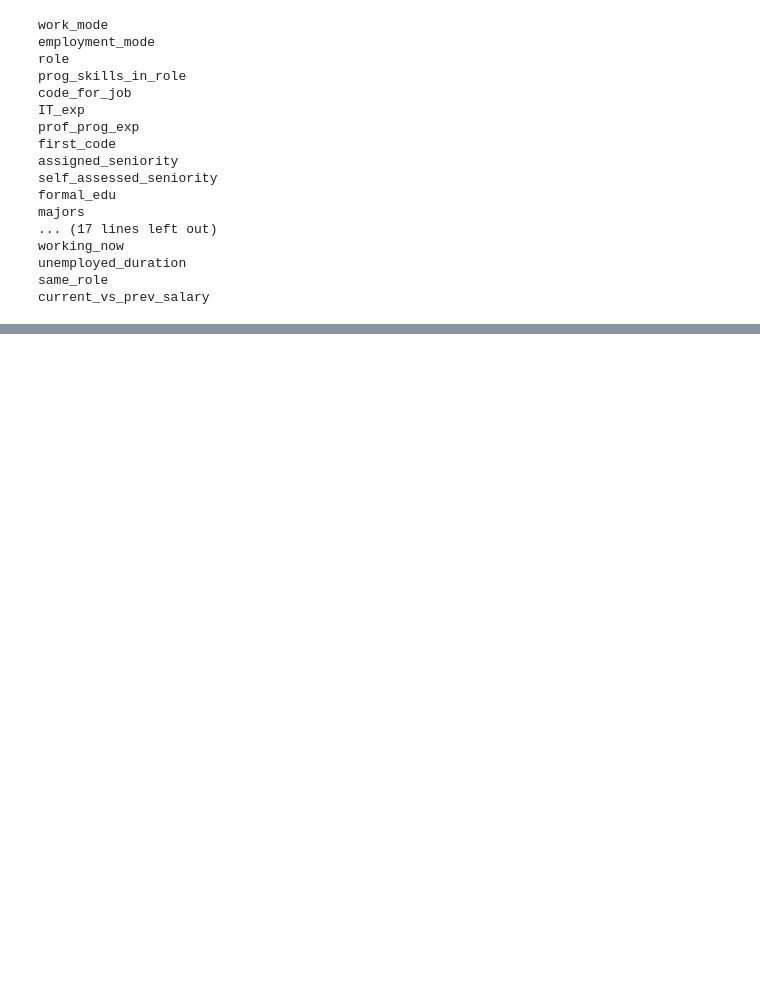
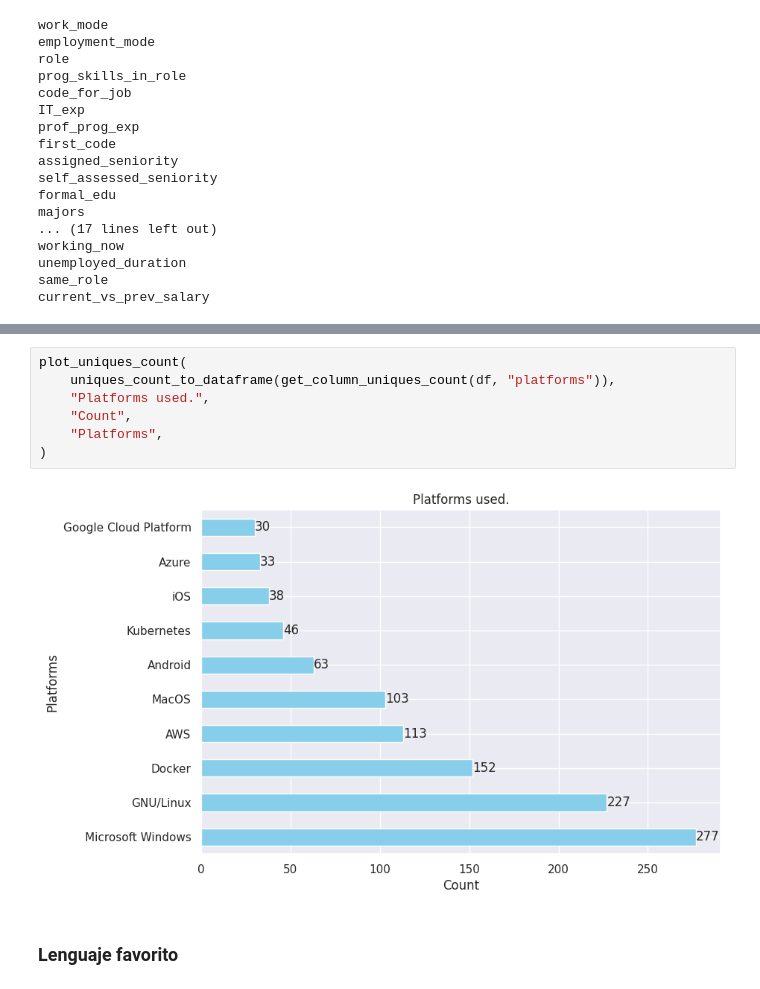
Before and after one commit to TorrezMN/Enc.-Devs-2024-Py, a Jupyter notebook: notebooks/tecnología_y_herramientas.ipynb, the cells around one changed output, grey strips where cells are left out. Cells and saved outputs as stored; diff of their text form; blank space fills up the shorter version.

```diff
--- a/notebooks/tecnología_y_herramientas.ipynb
+++ b/notebooks/tecnología_y_herramientas.ipynb
@@ -69,0 +210,12 @@ current_vs_prev_salary
+# %%
+plot_uniques_count(
+    uniques_count_to_dataframe(get_column_uniques_count(df, "platforms")),
+    "Platforms used.",
+    "Count",
+    "Platforms",
+)
+# %% [output]
+[figure, added]
+# %% [markdown]
+
+### Lenguaje favorito
```
Also changed, not shown: parts of 55 cells of this notebook.
